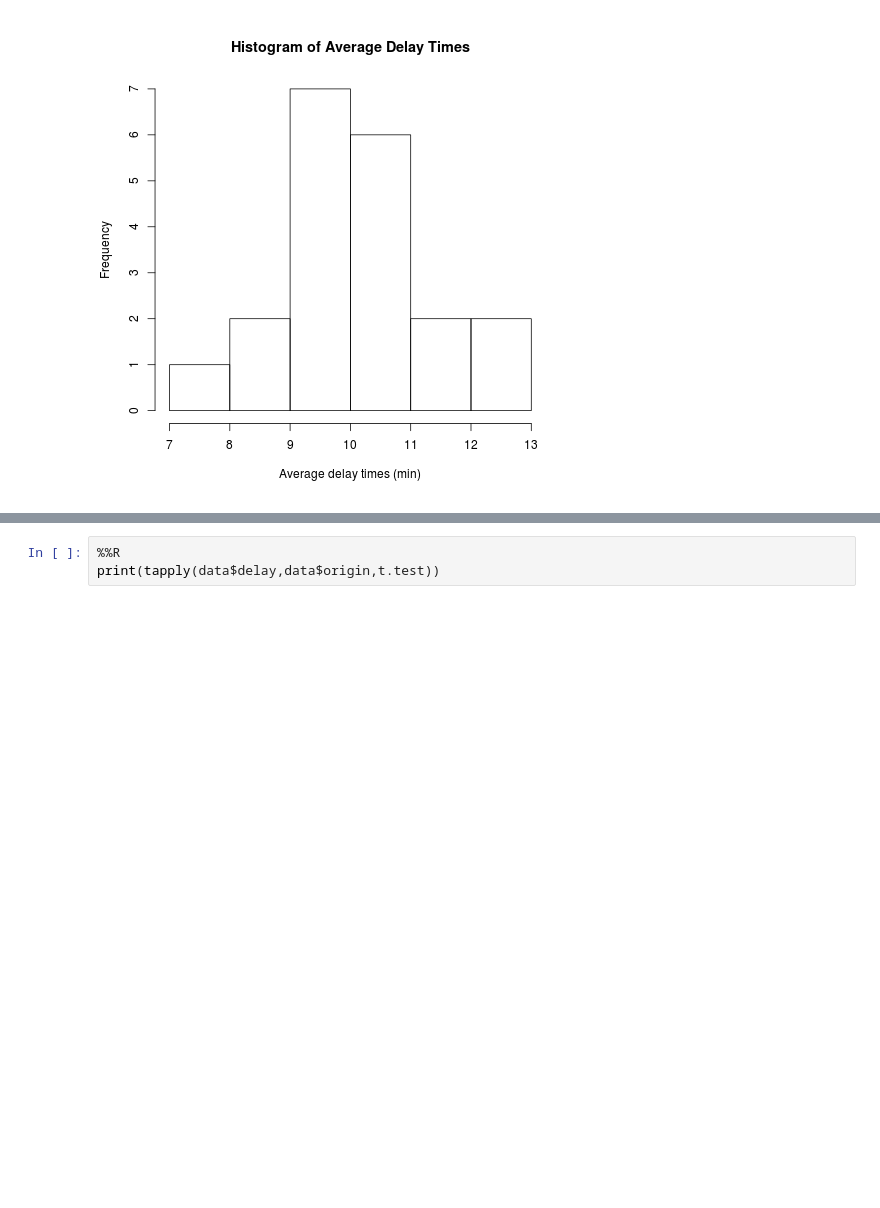
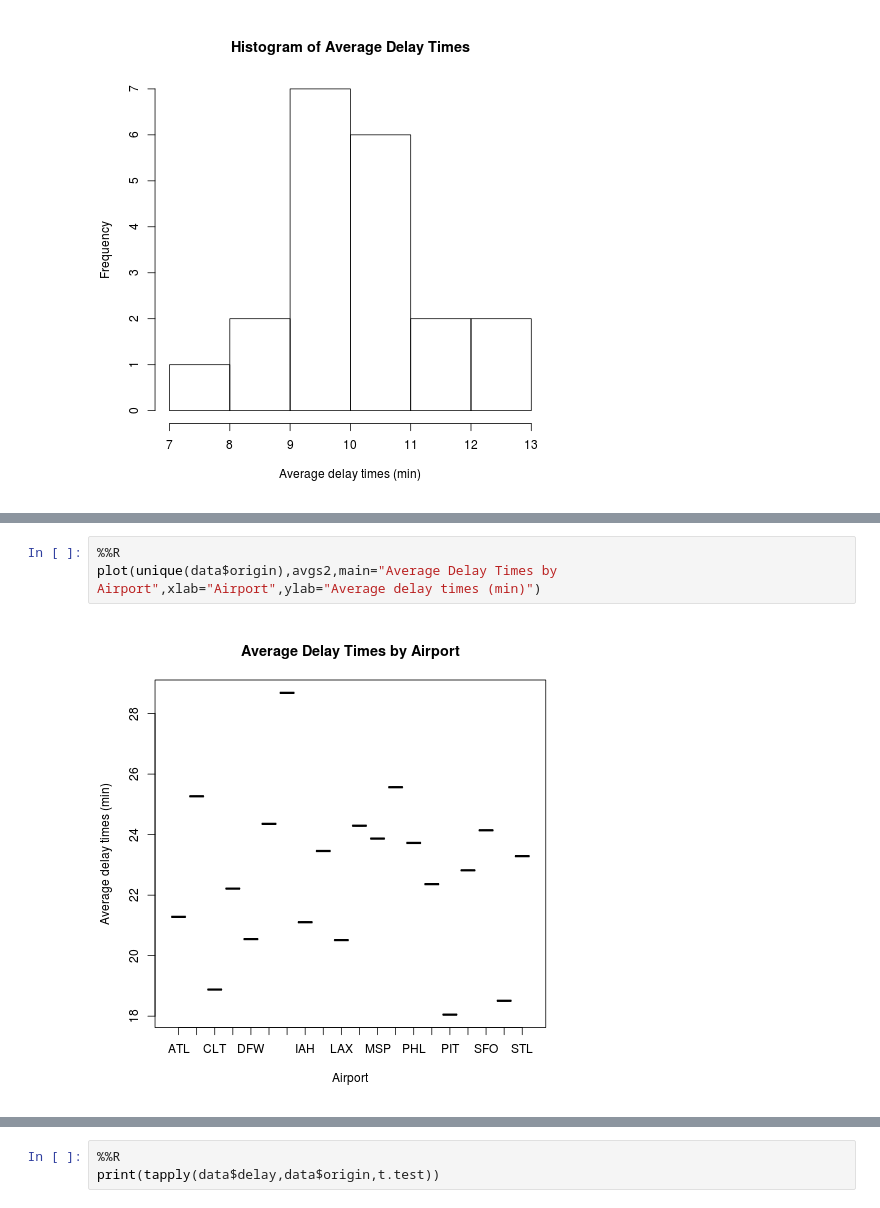
Before and after one commit to steven-hu/data-analysis-template, a Jupyter notebook: notebooks/NB3_data_analysis.ipynb, the cells around one changed output, grey strips where cells are left out. Saved outputs shown, nothing was run; the diff lists cells and outputs as text; blank space fills up the shorter version.

```diff
--- a/notebooks/NB3_data_analysis.ipynb
+++ b/notebooks/NB3_data_analysis.ipynb
@@ -113,0 +162,5 @@ hist(avgs,xlab="Average delay times (min)",main="Histogram of Average Delay Time
+# %%
+%%R
+plot(unique(data$origin),avgs2,main="Average Delay Times by Airport",xlab="Airport",ylab="Average delay times (min)")
+# %% [output]
+[figure, added]
```
Also changed, not shown: parts of 5 cells of this notebook.
